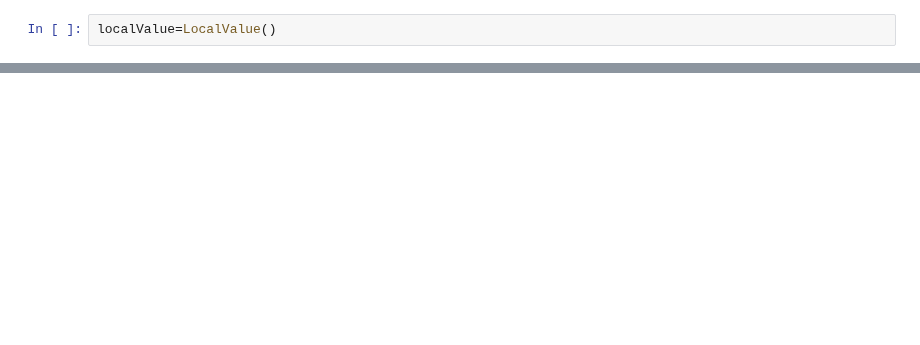
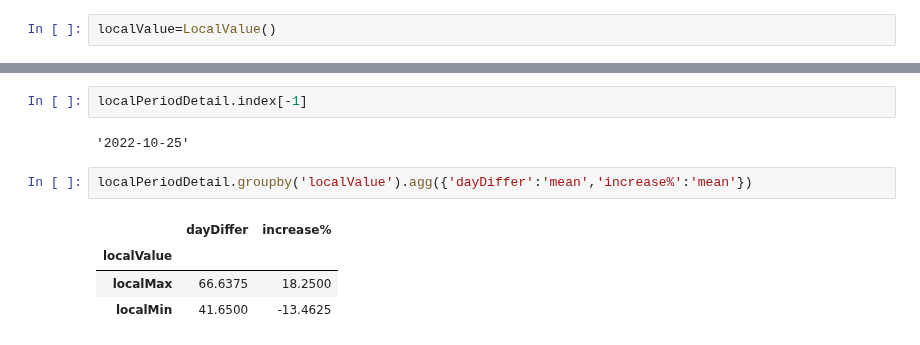
Before and after one commit to pkh-forresthsia/beTrue, a Jupyter notebook: localPrice.ipynb, the cells around one changed output, grey strips where cells are left out. Saved outputs shown, nothing was run; the diff lists cells and outputs as text; blank space fills up the shorter version.

```diff
--- a/localPrice.ipynb
+++ b/localPrice.ipynb
@@ -33,3 +23,14 @@ See the caveats in the documentation: https://pandas.pydata.org/pandas-docs/stab
+# %%
+localPeriodDetail.index[-1]
+# %% [output]
+'2022-10-25'
+# %%
+localPeriodDetail.groupby('localValue').agg({'dayDiffer':'mean','increase%':'mean'})
+# %% [output]
+|  | dayDiffer | increase% |
+| localValue |  |  |
+| localMax | 66.6375 | 18.2500 |
+| localMin | 41.6500 | -13.4625 |
 # %%
 incP=localPeriodDetail[localPeriodDetail['localValue']=='localMax']
 incP['condition']=incP['increase%']>10
```
Also changed, not shown: parts of 9 cells of this notebook, 10 other files.
